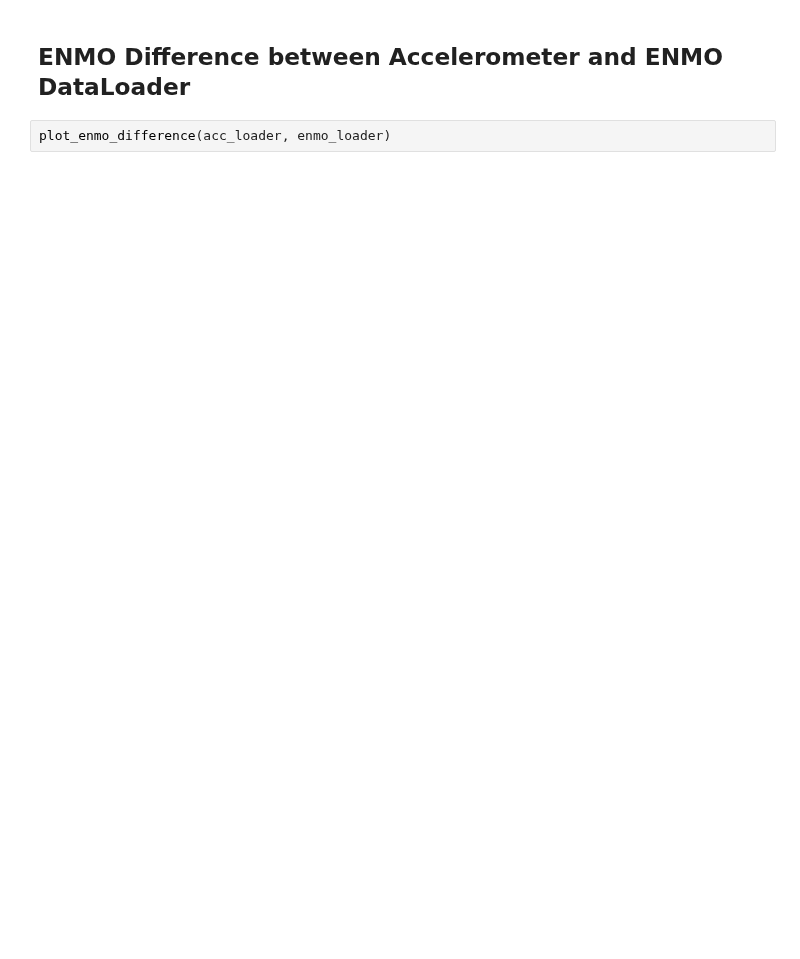
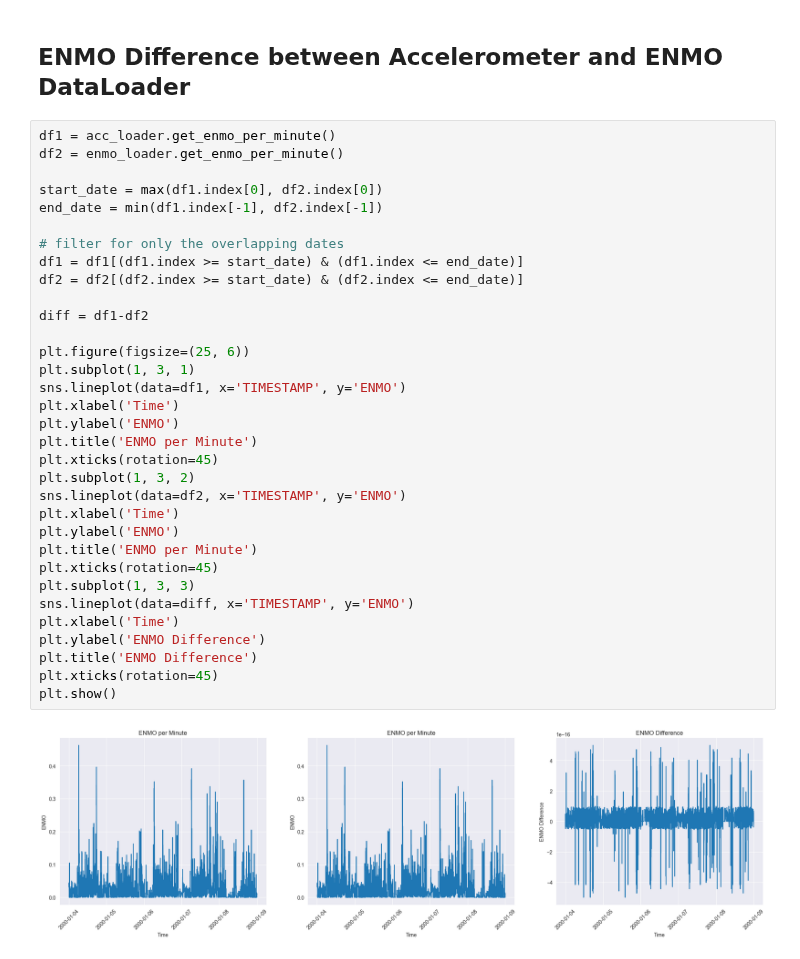
Before and after one commit to ADAMMA-CDHI-ETH-Zurich/CosinorAge, a Jupyter notebook: examples/data_loading.ipynb, the cells around one changed output. Cells and saved outputs as stored; diff of their text form; blank space fills up the shorter version.

```diff
--- a/examples/data_loading.ipynb
+++ b/examples/data_loading.ipynb
@@ -38,4 +51,37 @@ plot_enmo(enmo_loader)
 # %% [markdown]
 ## ENMO Difference between Accelerometer and ENMO DataLoader
 # %%
-plot_enmo_difference(acc_loader, enmo_loader)
+df1 = acc_loader.get_enmo_per_minute()
+df2 = enmo_loader.get_enmo_per_minute()
+
+start_date = max(df1.index[0], df2.index[0])
+end_date = min(df1.index[-1], df2.index[-1])
+
+# filter for only the overlapping dates
+df1 = df1[(df1.index >= start_date) & (df1.index <= end_date)]
+df2 = df2[(df2.index >= start_date) & (df2.index <= end_date)]
+
+diff = df1-df2
+
+plt.figure(figsize=(25, 6))
+plt.subplot(1, 3, 1)
+sns.lineplot(data=df1, x='TIMESTAMP', y='ENMO')
+plt.xlabel('Time')
+plt.ylabel('ENMO')
+plt.title('ENMO per Minute')
+plt.xticks(rotation=45)
+plt.subplot(1, 3, 2)
+sns.lineplot(data=df2, x='TIMESTAMP', y='ENMO')
+plt.xlabel('Time')
+plt.ylabel('ENMO')
+plt.title('ENMO per Minute')
+plt.xticks(rotation=45)
+plt.subplot(1, 3, 3)
+sns.lineplot(data=diff, x='TIMESTAMP', y='ENMO')
+plt.xlabel('Time')
+plt.ylabel('ENMO Difference')
+plt.title('ENMO Difference')
+plt.xticks(rotation=45)
+plt.show()
+# %% [output]
+[figure, added]
```
Also changed, not shown: parts of 5 cells of this notebook, 14 other files.
